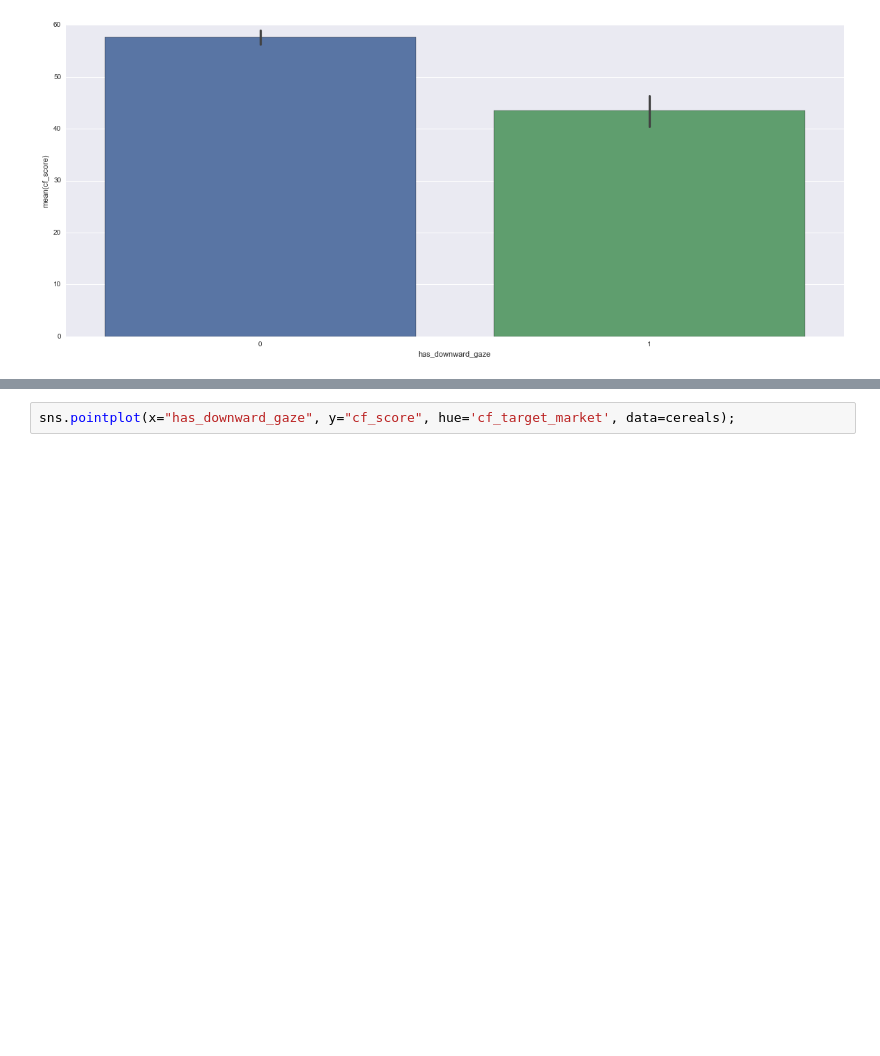
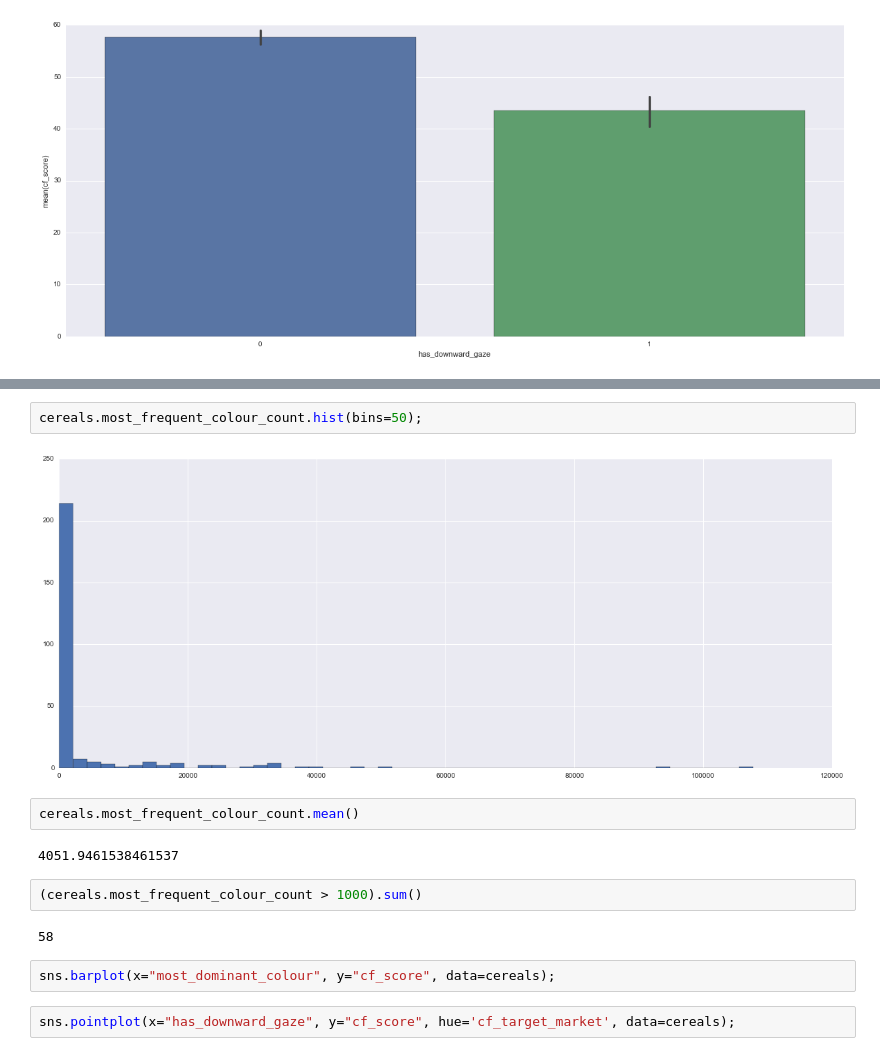
Before and after one commit to drostehk/cereals, a Jupyter notebook: code/pycon.ipynb, the cells around one changed output, grey strips where cells are left out. Drawn from its saved outputs; the diff is of its cells as text; blank space fills up the shorter version.

```diff
--- a/code/pycon.ipynb
+++ b/code/pycon.ipynb
@@ -69,3 +81,17 @@ sns.barplot(x="has_downward_gaze", y="cf_score", data=cereals, order=[0,1]);
+# %%
+cereals.most_frequent_colour_count.hist(bins=50);
+# %% [output]
+[figure, added]
+# %%
+cereals.most_frequent_colour_count.mean()
+# %% [output]
+4051.9461538461537
+# %%
+(cereals.most_frequent_colour_count > 1000).sum()
+# %% [output]
+58
+# %%
+sns.barplot(x="most_dominant_colour", y="cf_score", data=cereals);
 # %%
 sns.pointplot(x="has_downward_gaze", y="cf_score", hue='cf_target_market', data=cereals);
 # %% [output]
```
Also changed, not shown: parts of 27 cells of this notebook, 6 other files.
